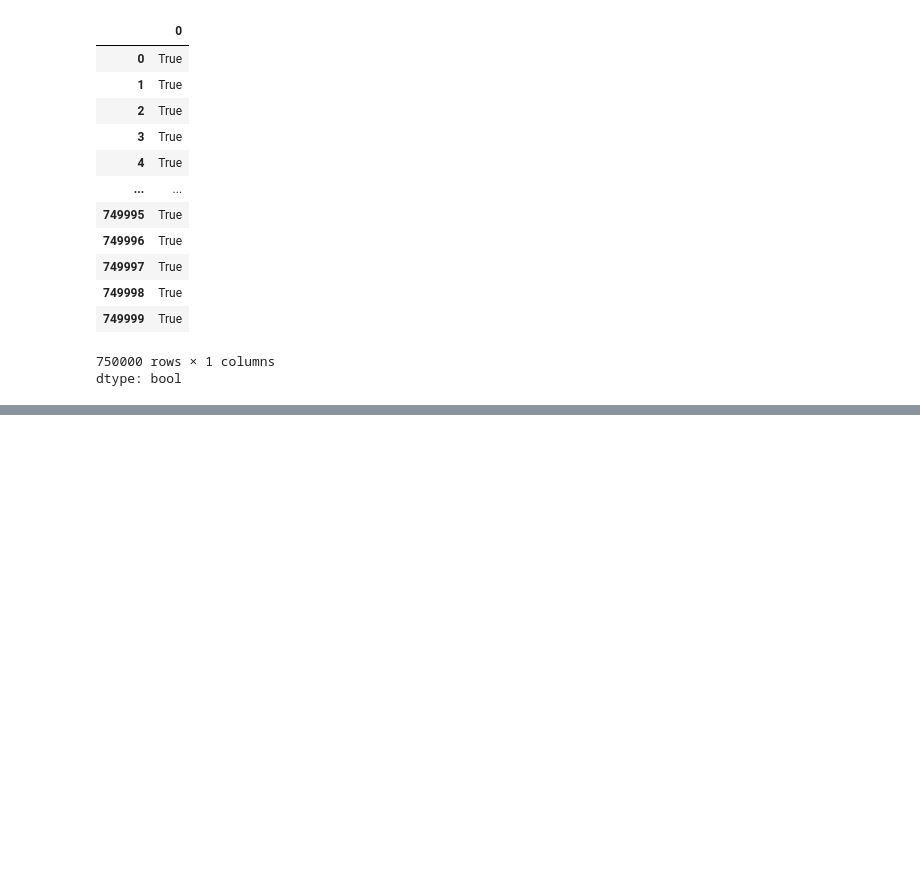
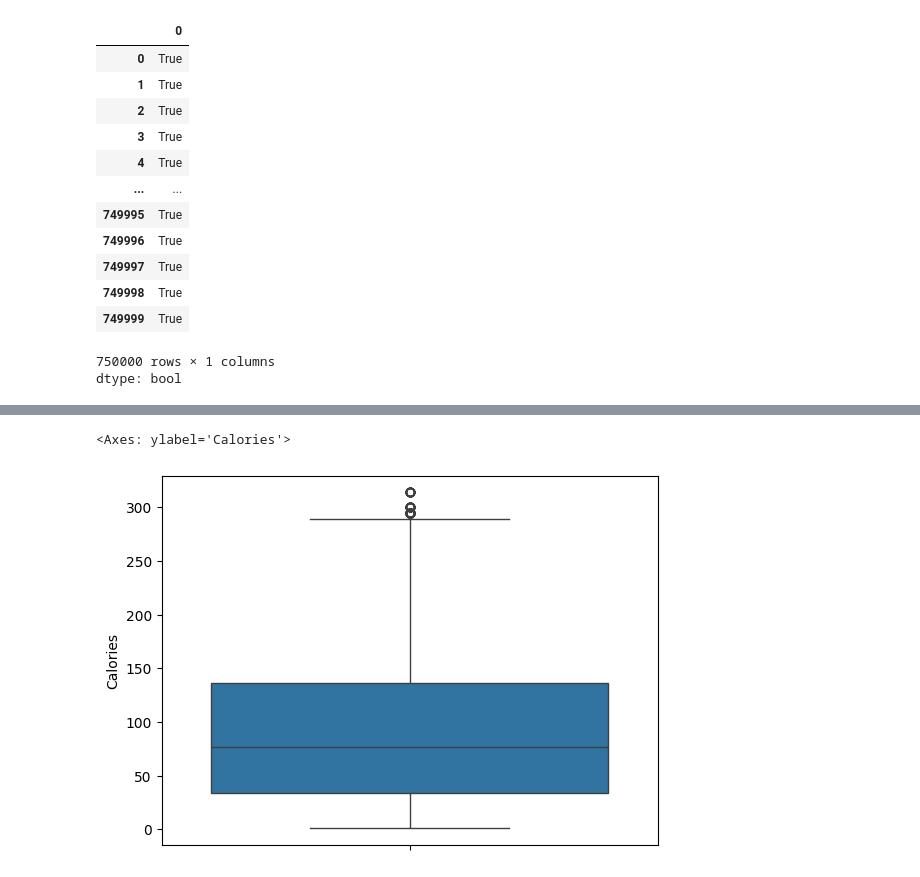
Before and after one commit to Abu-Taher01/Predict-Calorie-Expenditure, a Jupyter notebook: Welcome_To_Colab.ipynb, the cells around one changed output, grey strips where cells are left out. Drawn from its saved outputs; the diff is of its cells as text; code cells hidden in the pictures; blank space fills up the shorter version.

```diff
--- a/Welcome_To_Colab.ipynb
+++ b/Welcome_To_Colab.ipynb
@@ -213,0 +222,7 @@ clean_df.drop('id',axis=1)
+# %%
+# help(sns.boxplot)
+train_df.columns
+sns.boxplot(train_df,y='Calories')
+# %% [output]
+<Axes: ylabel='Calories'>
+[figure, added]
```
Also changed, not shown: parts of 3 cells of this notebook.
